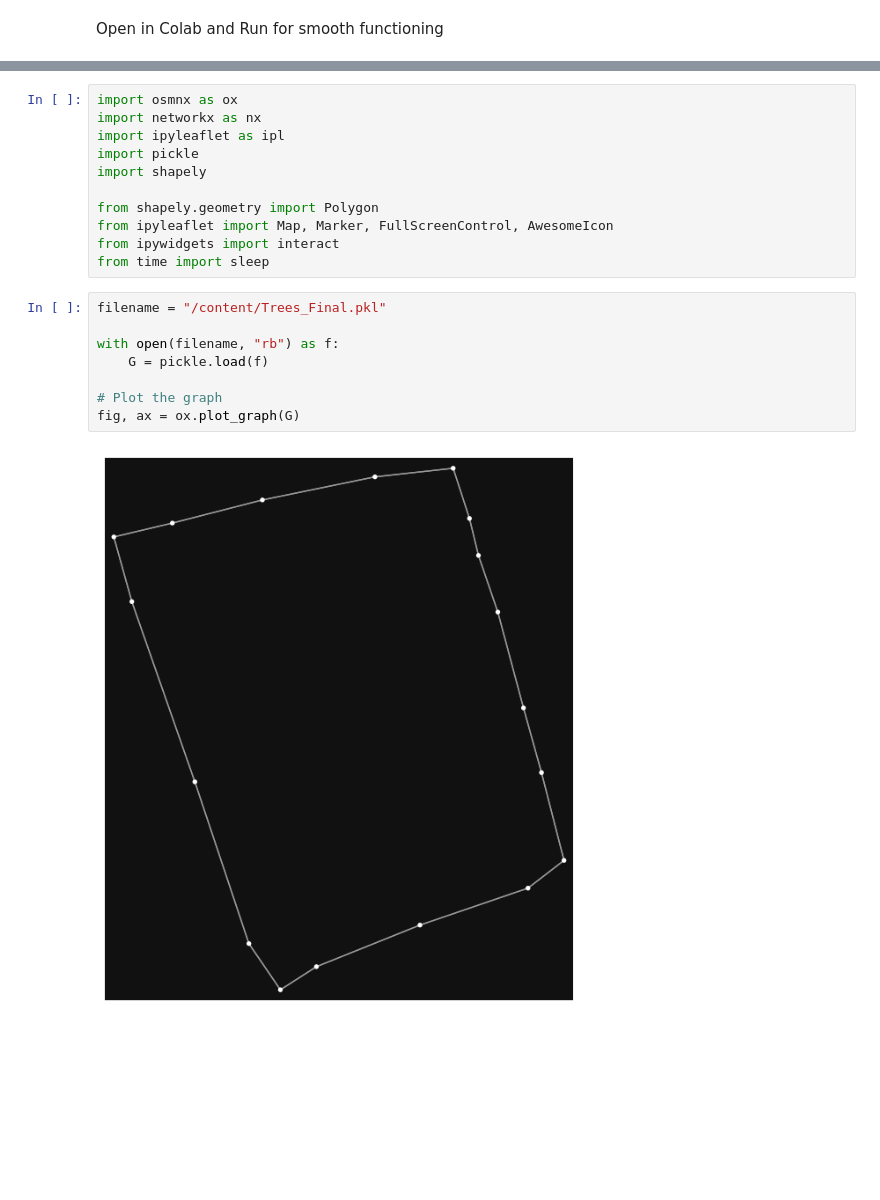
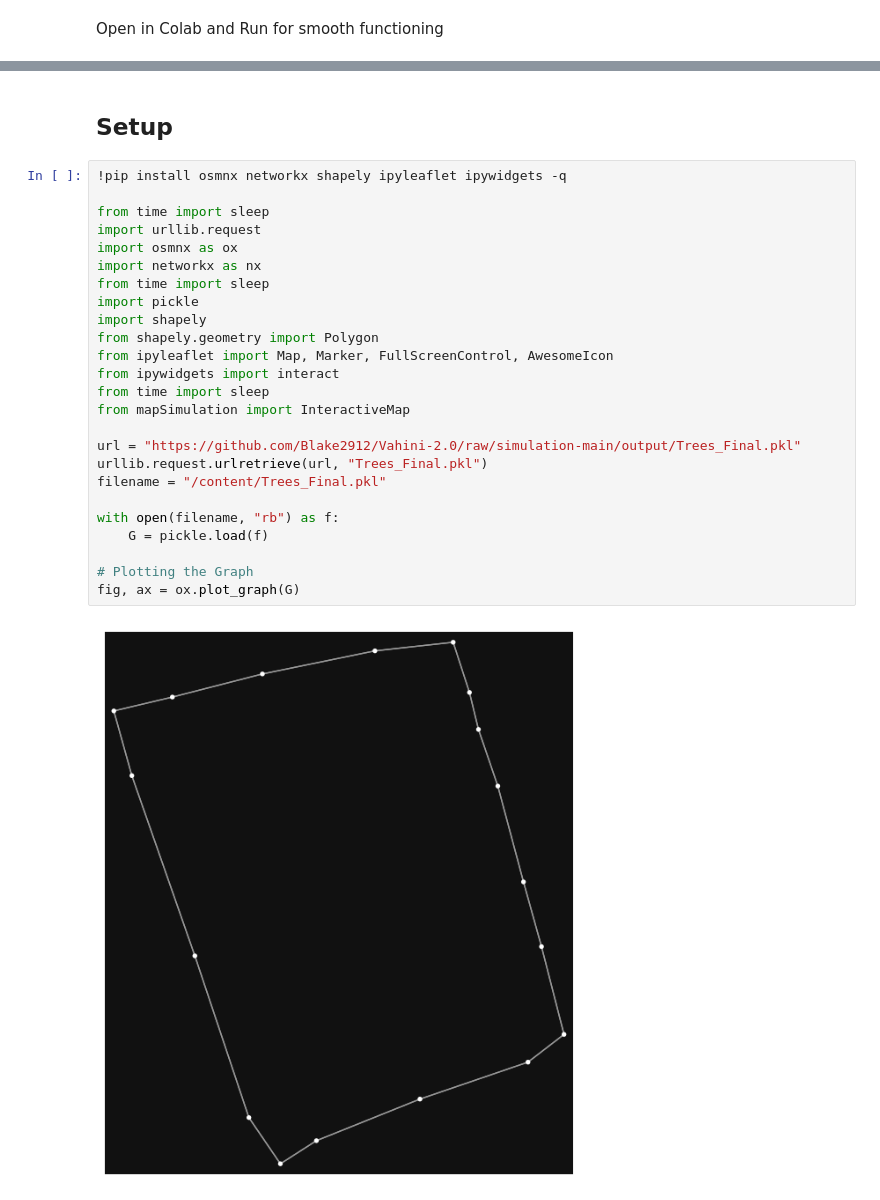
Before and after one commit to Blake2912/Vahini-2.0, a Jupyter notebook: simulation/VAHINI 2.0 Simulation - Review.ipynb, the cells around one changed output, grey strips where cells are left out. Drawn from its saved outputs; the diff is of its cells as text; blank space fills up the shorter version.

```diff
--- a/simulation/VAHINI 2.0 Simulation - Review.ipynb
+++ b/simulation/VAHINI 2.0 Simulation - Review.ipynb
@@ -25,21 +5,29 @@ Requirement already satisfied: pycparser in /usr/local/lib/python3.9/dist-packag
+# %% [markdown]
+## Setup
 # %%
+!pip install osmnx networkx shapely ipyleaflet ipywidgets -q
+
+from time import sleep
+import urllib.request
 import osmnx as ox
 import networkx as nx
-import ipyleaflet as ipl
+from time import sleep
 import pickle
 import shapely
-
 from shapely.geometry import Polygon
 from ipyleaflet import Map, Marker, FullScreenControl, AwesomeIcon
 from ipywidgets import interact
 from time import sleep
+from mapSimulation import InteractiveMap
+
+url = "https://github.com/Blake2912/Vahini-2.0/raw/simulation-main/output/Trees_Final.pkl"
+urllib.request.urlretrieve(url, "Trees_Final.pkl")
+filename = "/content/Trees_Final.pkl"
+
+with open(filename, "rb") as f:
+    G = pickle.load(f)
+
+# Plotting the Graph
+fig, ax = ox.plot_graph(G)
+# %% [output]
+[figure, added]
-# %%
-filename = "/content/Trees_Final.pkl"
-
-with open(filename, "rb") as f:
-    G = pickle.load(f)
-
-# Plot the graph
-fig, ax = ox.plot_graph(G)
-# %% [output]
-[figure, removed]
```
Also changed, not shown: parts of 28 cells of this notebook.
